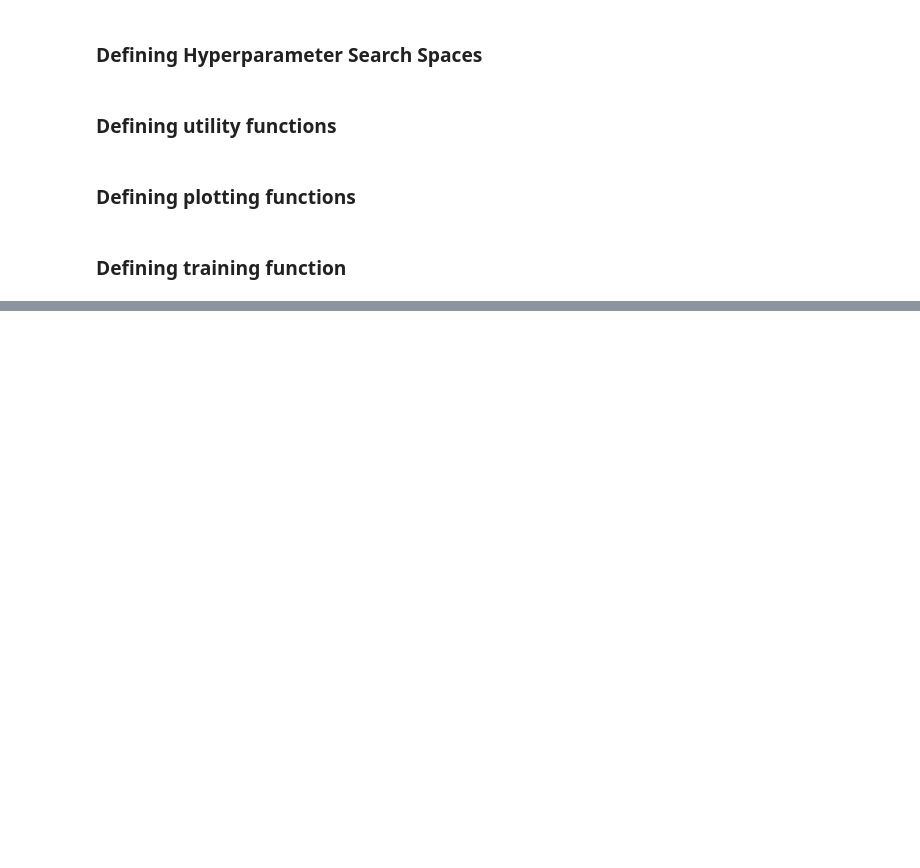
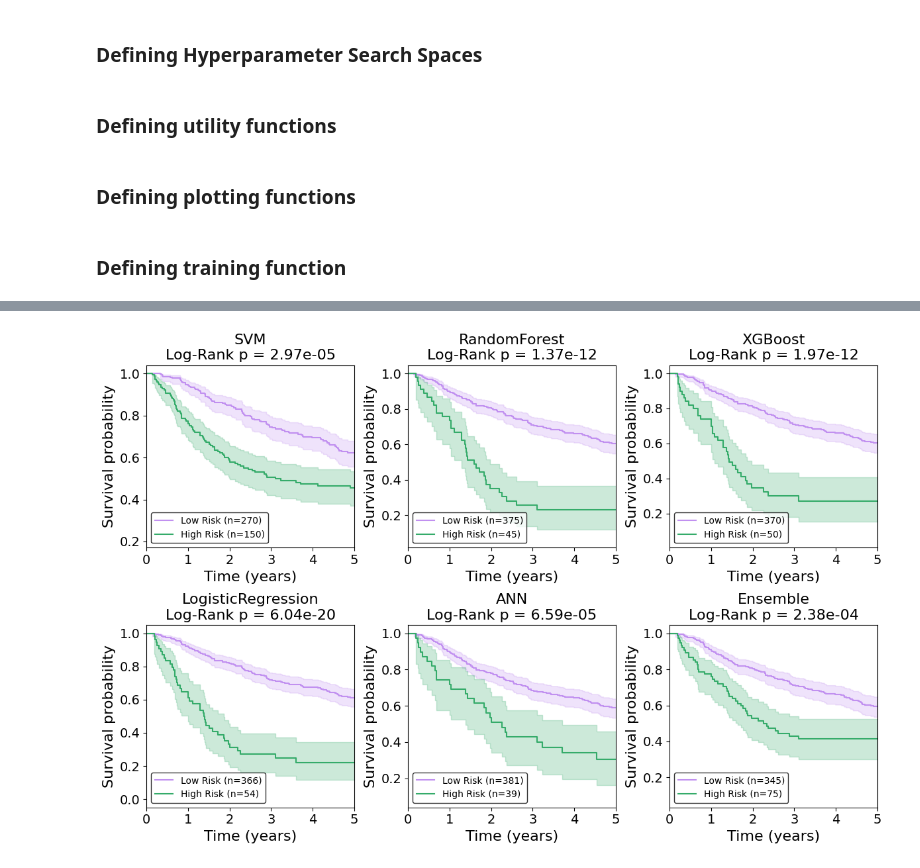
Before and after one commit to JackWJW/LGG_Prognosis_Prediction, a Jupyter notebook: TCGA_Model_Training_CGGA_Validation.ipynb, the cells around one changed output, grey strips where cells are left out. Saved outputs shown, nothing was run; the diff lists cells and outputs as text; code cells hidden in the pictures; blank space fills up the shorter version.

```diff
--- a/TCGA_Model_Training_CGGA_Validation.ipynb
+++ b/TCGA_Model_Training_CGGA_Validation.ipynb
@@ -732,48 +769,50 @@ def plot_km_curves(survival_results, max_years=5):
 
         # Pool all folds
         dfs = []
-        for dss_val, pred_dict in survival_results[model_name]:
-            temp = dss_val.copy()
+        for OS_val, pred_dict in survival_results[model_name]:
+            temp = OS_val.copy()
             temp["pred_class"] = pred_dict["class"]
             dfs.append(temp)
-        pooled_df = pd.concat(dfs, ignore_index=True)
+        pooled_df = pd.concat(dfs, ignore_index=True).dropna()
 
         high = pooled_df[pooled_df["pred_class"] == 1]
         low  = pooled_df[pooled_df["pred_class"] == 0]
         lr_res = logrank_test(
-            high["DSS.time"], low["DSS.time"],
-            event_observed_A=high["DSS"], event_observed_B=low["DSS"]
+            high["OS.time"], low["OS.time"],
+            event_observed_A=high["OS"], event_observed_B=low["OS"]
         )
         p_val = lr_res.p_value
         logrank_ps.append(p_val)
         ax.set_title(f"{model_name}\nLog-Rank p = {logrank_ps[iteration]:.2e}", fontsize=16)
         iteration += 1
         # KM curves
         kmf = KaplanMeierFitter()
         for cls in [0, 1]:
             mask = pooled_df["pred_class"] == cls
             n_value = mask.sum()
             kmf.fit(
-                durations=pooled_df.loc[mask, "DSS.time"] / 365,
-                event_observed=pooled_df.loc[mask, "DSS"],
+                durations=pooled_df.loc[mask, "OS.time"] / 365,
+                event_observed=pooled_df.loc[mask, "OS"],
                 label=f"{risk_labels[cls]} (n={n_value})"
             )
             kmf.plot_survival_function(ax=ax, ci_show=True, color=colours[cls])
 
         ax.set_xlim(0, max_years)
         ax.set_xlabel("Time (years)", fontsize=16)
         ax.set_ylabel("Survival probability", fontsize=16)
         ax.tick_params(axis="both", labelsize=14)
         ax.legend(fontsize=10,loc="lower left",edgecolor="black")
 
     # Remove unused subplots
     for j in range(idx + 1, len(axes)):
         fig.delaxes(axes[j])
 
     plt.tight_layout()
     plt.show()
     plt.close()
 
 plot_km_curves(survival_results)
+# %% [output]
+[figure, added]
 # %%
 survival_results["SVM"][0]
```
Also changed, not shown: parts of 3 cells of this notebook, 24 other files.
